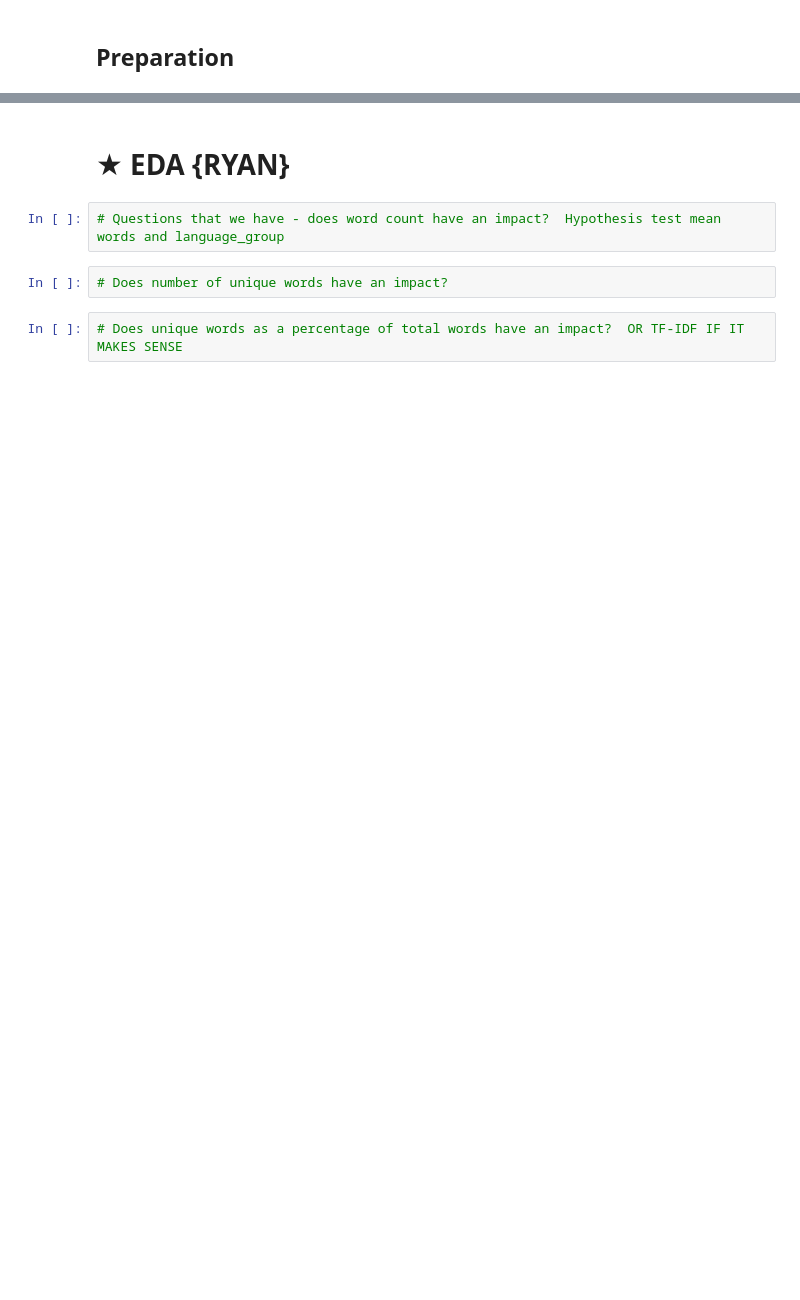
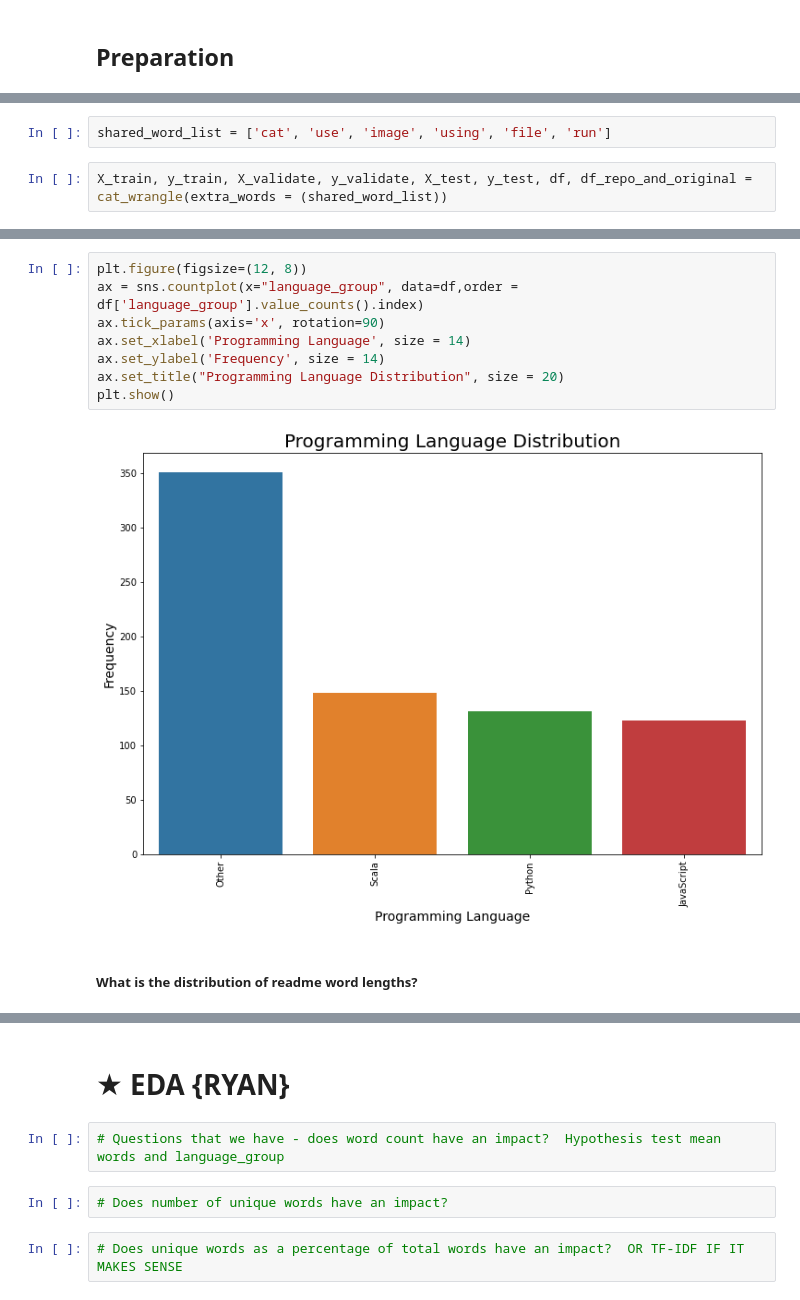
Before and after one commit to laskowski-maggard-miller/nlp_project, a Jupyter notebook: Repo_Analysis_Final.ipynb, the cells around one changed output, grey strips where cells are left out. Cells and saved outputs as stored; diff of their text form; blank space fills up the shorter version.

```diff
--- a/Repo_Analysis_Final.ipynb
+++ b/Repo_Analysis_Final.ipynb
@@ -111,0 +193,4 @@ pd.set_option('display.max_columns', None)
+# %%
+shared_word_list = ['cat', 'use', 'image', 'using', 'file', 'run']
+# %%
+X_train, y_train, X_validate, y_validate, X_test, y_test, df, df_repo_and_original = cat_wrangle(extra_words = (shared_word_list))
@@ -111,0 +210,12 @@ pd.set_option('display.max_columns', None)
+# %%
+plt.figure(figsize=(12, 8))
+ax = sns.countplot(x="language_group", data=df,order = df['language_group'].value_counts().index)
+ax.tick_params(axis='x', rotation=90)
+ax.set_xlabel('Programming Language', size = 14)
+ax.set_ylabel('Frequency', size = 14)
+ax.set_title("Programming Language Distribution", size = 20)
+plt.show()
+# %% [output]
+[figure, added]
+# %% [markdown]
+##### What is the distribution of readme word lengths?
```
Also changed, not shown: parts of 88 cells of this notebook.
